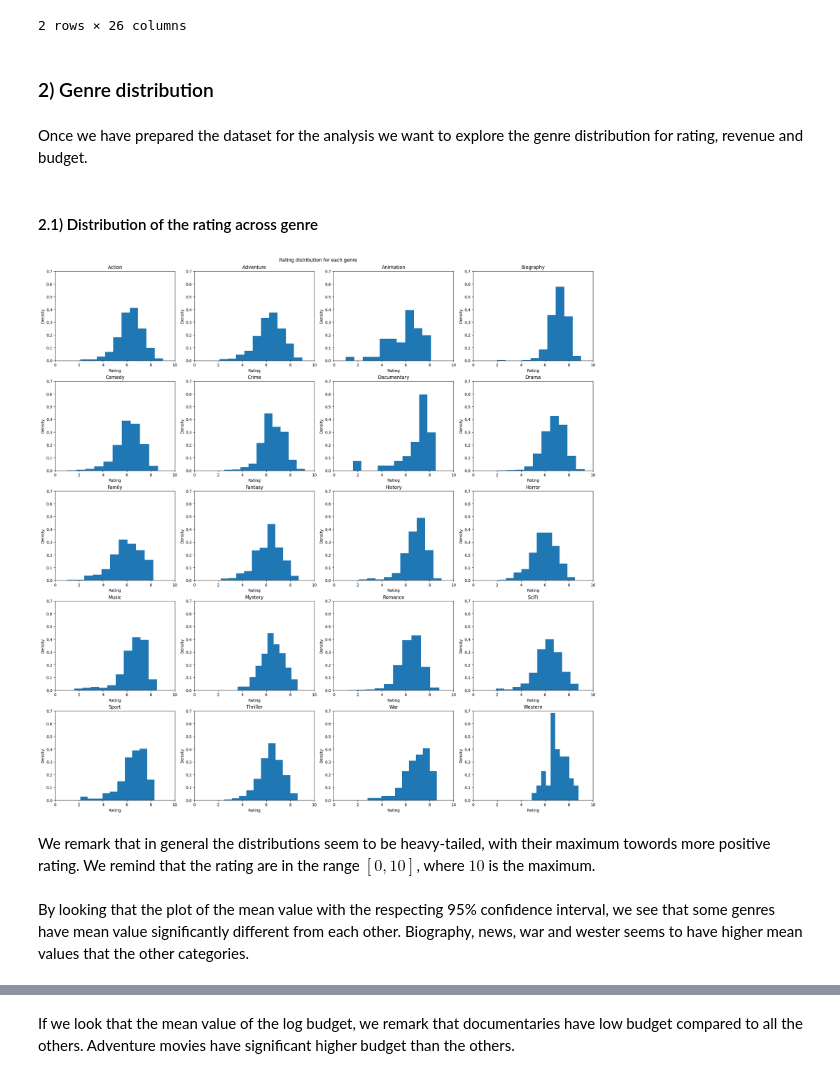
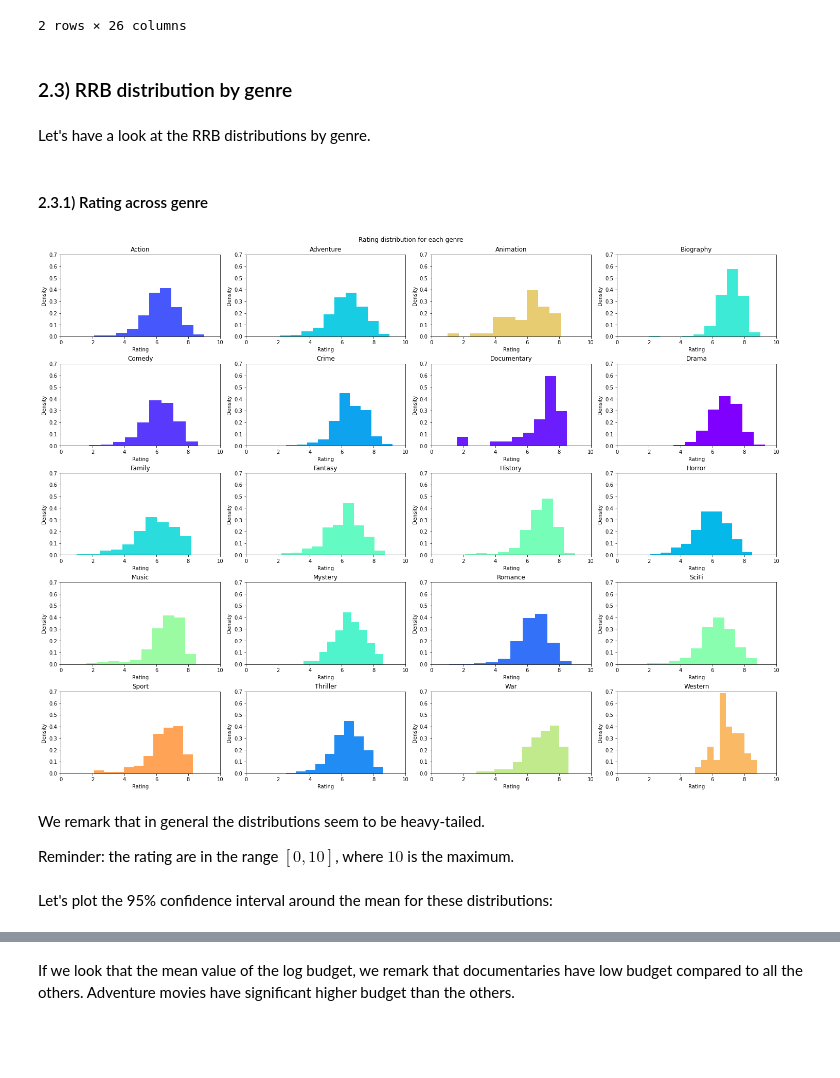
Before and after one commit to epfl-ada/ada-2022-project-nolemonnomelon, a Jupyter notebook: Genre.ipynb, the cells around one changed output, grey strips where cells are left out. Saved outputs shown, nothing was run; the diff lists cells and outputs as text; code cells hidden in the pictures; blank space fills up the shorter version.

Commit message:
updated genre

```diff
--- a/Genre.ipynb
+++ b/Genre.ipynb
@@ -56,4 +57,6 @@ counts = pd.Series([genre for sublist in movie_genres for genre in sublist]).val
 # create a color code for genres to help vizualisation
 rainbow = cm.get_cmap('rainbow', len(counts.index))
 cmap = rainbow(np.linspace(0,1,len(counts.index)))
-colors = {genre : cmap[i] for i, genre in enumerate(counts.index)}
+rgb_colors = {genre : cmap[i][:-1] for i, genre in enumerate(counts.index)}
+hex_colors = {k : "#%02x%02x%02x" % (int(c[0]*255), int(c[1]*255), int(c[2]*255))
+                for k, c in zip(rgb_colors.keys(), rgb_colors.values())}
@@ -96 +99,7 @@ data, genre_names = incorporate_genre_dummies(data)
+# %%
+data, genre_names = incorporate_genre_dummies(data)
+
+# we had to rename a genre by creating the dummies, and we duplicate here its entry in the colormap
+hex_colors['SciFi'] = hex_colors['Sci-Fi']
+rgb_colors['SciFi'] = rgb_colors['Sci-Fi']
 # %% [markdown]
@@ -120,21 +132,21 @@ data.head(2)
 | 225 | ['Action', 'Comedy'] | 7.0 | 7.431127e+07 | 2.694641e+08 | 1 | 0 | 0 | 0 | 1 | ... |
 2 rows × 26 columns
 # %% [markdown]
-### 2) Genre distribution
+### 2.3) RRB distribution by genre
-# %% [markdown]
-Once we have prepared the dataset for the analysis we want to explore the genre distribution for rating, revenue and budget.
+# %% [markdown]
+Let's have a look at the RRB distributions by genre.
 # %% [markdown]
-#### 2.1) Distribution of the rating across genre
+#### 2.3.1) Rating across genre
 # %%
-hist_subplots(data, 'averageRating', genre_names, 'Rating distribution for each genre', 'Rating', (0,10), (0,0.7) )
+hist_subplots(data, 'averageRating', genre_names, hex_colors, 'Rating distribution for each genre', 'Rating', (0,10), (0,0.7) )
 # %% [output]
-[figure, old version]
+[figure, new version]
 # %% [markdown]
-We remark that in general the distributions seem to be heavy-tailed, with their maximum towords more positive rating.
-We remind that the rating are in the range $[0,10]$, where $10$ is the maximum.
+We remark that in general the distributions seem to be heavy-tailed.
+
+Reminder: the rating are in the range $[0,10]$, where $10$ is the maximum.
-# %% [markdown]
-By looking that the plot of the mean value with the respecting 95% confidence interval, we see that some genres have mean value significantly different from each other.
-Biography, news, war and wester seems to have higher mean values that the other categories.
+# %% [markdown]
+Let's plot the 95% confidence interval around the mean for these distributions:
 # %%
 CIs = []
 
```
Also changed, not shown: parts of 126 cells of this notebook, 3 other files.
